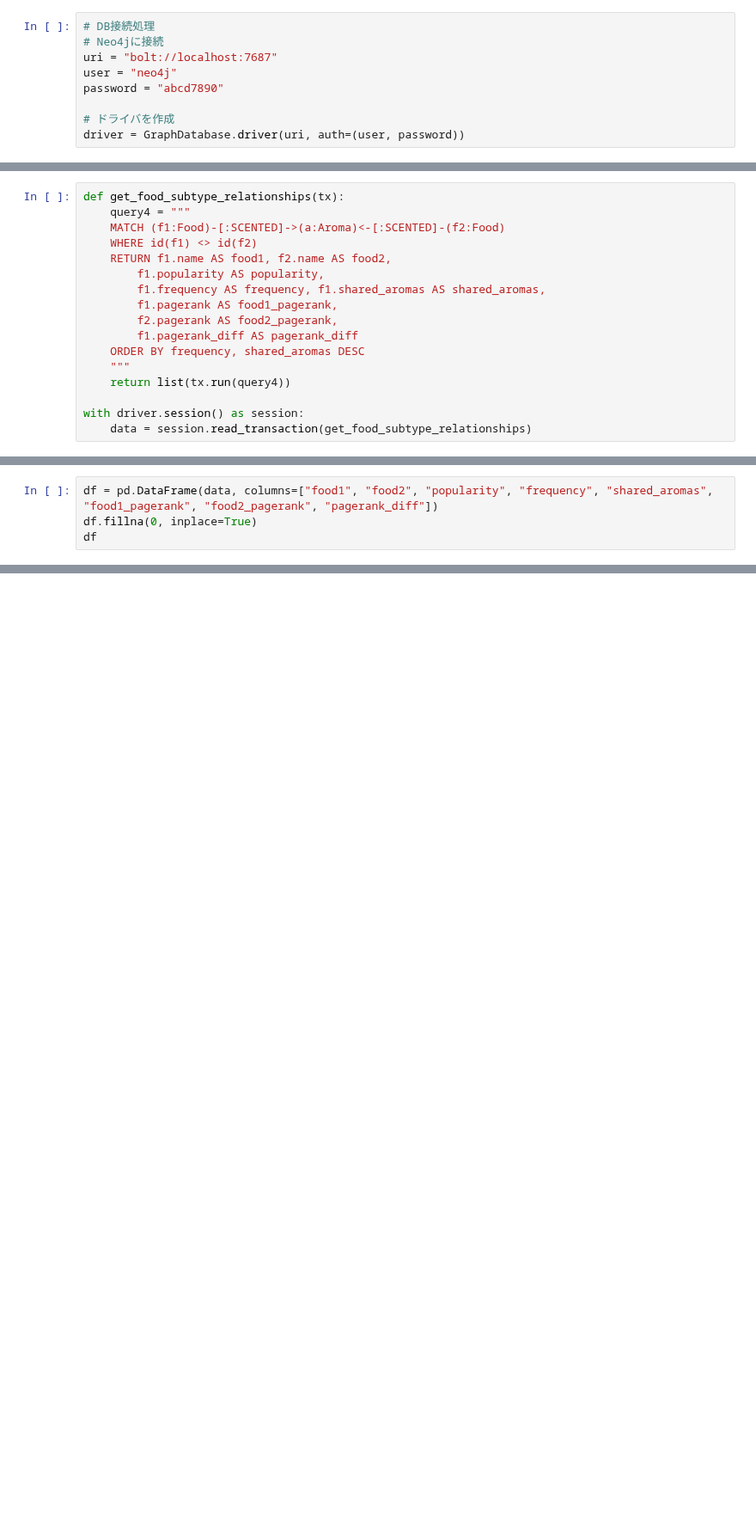
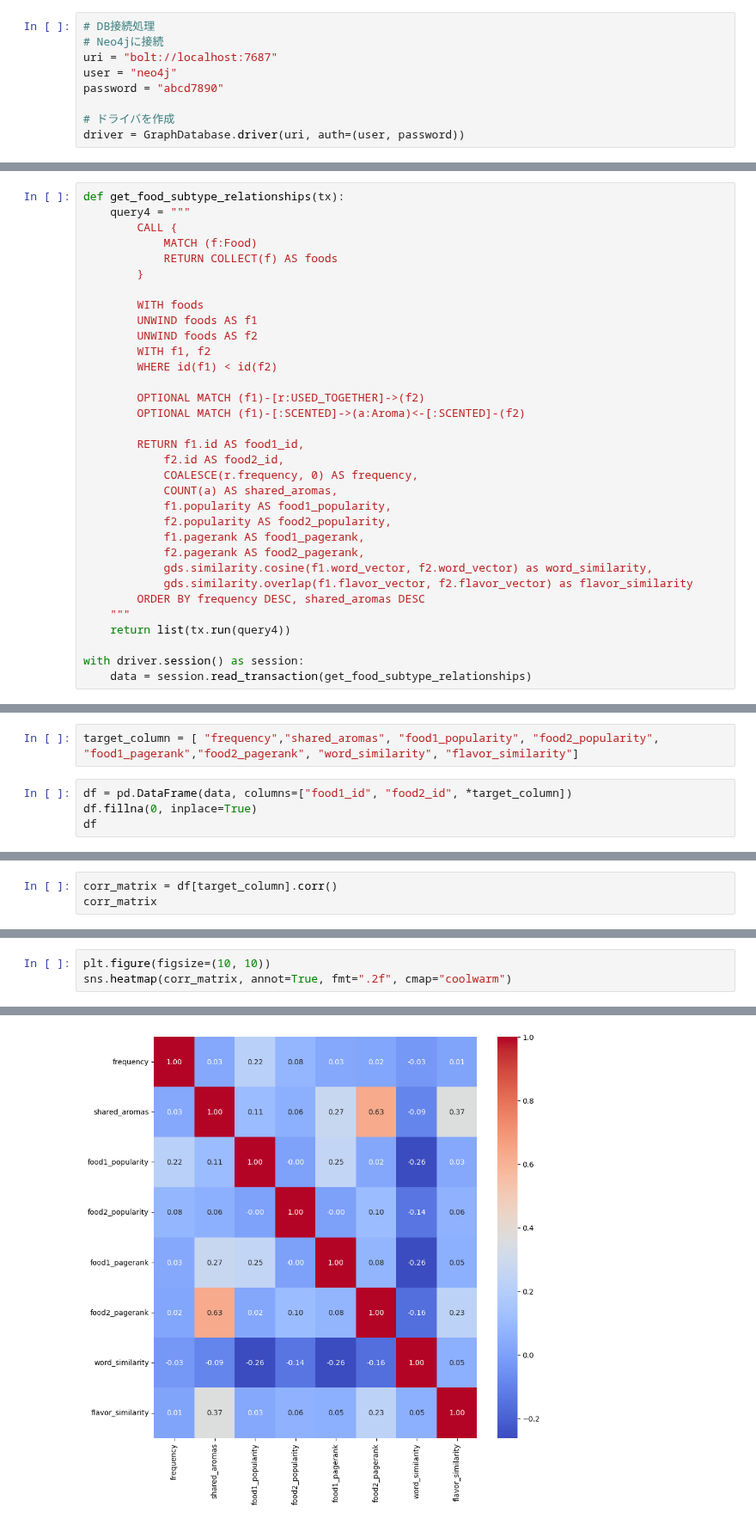
Before and after one commit to MariMurotani/RecipeHack, a Jupyter notebook: jupyter/xgboost.ipynb, the cells around one changed output, grey strips where cells are left out. Shown at 86% size. Cells and saved outputs as stored; diff of their text form; blank space fills up the shorter version.

```diff
--- a/jupyter/xgboost.ipynb
+++ b/jupyter/xgboost.ipynb
@@ -119,15 +122,31 @@ Received notification from DBMS server: {severity: WARNING} {code: Neo.ClientNot
 # %%
 def get_food_subtype_relationships(tx):
     query4 = """
-    MATCH (f1:Food)-[:SCENTED]->(a:Aroma)<-[:SCENTED]-(f2:Food)
-    WHERE id(f1) <> id(f2)
-    RETURN f1.name AS food1, f2.name AS food2,
-        f1.popularity AS popularity,
-        f1.frequency AS frequency, f1.shared_aromas AS shared_aromas,
-        f1.pagerank AS food1_pagerank,
-        f2.pagerank AS food2_pagerank,
-        f1.pagerank_diff AS pagerank_diff
-    ORDER BY frequency, shared_aromas DESC
+        CALL {
+            MATCH (f:Food)
+            RETURN COLLECT(f) AS foods
+        }
+
+        WITH foods
+        UNWIND foods AS f1
+        UNWIND foods AS f2
+        WITH f1, f2
+        WHERE id(f1) < id(f2)
+
+        OPTIONAL MATCH (f1)-[r:USED_TOGETHER]->(f2)
+        OPTIONAL MATCH (f1)-[:SCENTED]->(a:Aroma)<-[:SCENTED]-(f2)
+
+        RETURN f1.id AS food1_id,
+            f2.id AS food2_id,
+            COALESCE(r.frequency, 0) AS frequency,
+            COUNT(a) AS shared_aromas,
+            f1.popularity AS food1_popularity,
+            f2.popularity AS food2_popularity,
+            f1.pagerank AS food1_pagerank,
+            f2.pagerank AS food2_pagerank,
+            gds.similarity.cosine(f1.word_vector, f2.word_vector) as word_similarity,
+            gds.similarity.overlap(f1.flavor_vector, f2.flavor_vector) as flavor_similarity
+        ORDER BY frequency DESC, shared_aromas DESC
     """
     return list(tx.run(query4))
 
@@ -136,5 +160,7 @@ with driver.session() as session:
+# %%
+target_column = [ "frequency","shared_aromas", "food1_popularity", "food2_popularity", "food1_pagerank","food2_pagerank", "word_similarity", "flavor_similarity"]
 # %%
-df = pd.DataFrame(data, columns=["food1", "food2", "popularity", "frequency", "shared_aromas", "food1_pagerank", "food2_pagerank", "pagerank_diff"])
+df = pd.DataFrame(data, columns=["food1_id", "food2_id", *target_column])
 df.fillna(0, inplace=True)
 df
 # %% [output]
@@ -180,0 +180,3 @@ plt.show()
+# %%
+corr_matrix = df[target_column].corr()
+corr_matrix
@@ -180,0 +193,4 @@ plt.show()
+# %%
+plt.figure(figsize=(10, 10))
+sns.heatmap(corr_matrix, annot=True, fmt=".2f", cmap="coolwarm")
+# %% [output]
@@ -180,0 +198 @@ plt.show()
+[figure, added]
```
Also changed, not shown: parts of 17 cells of this notebook, 7 other files.
